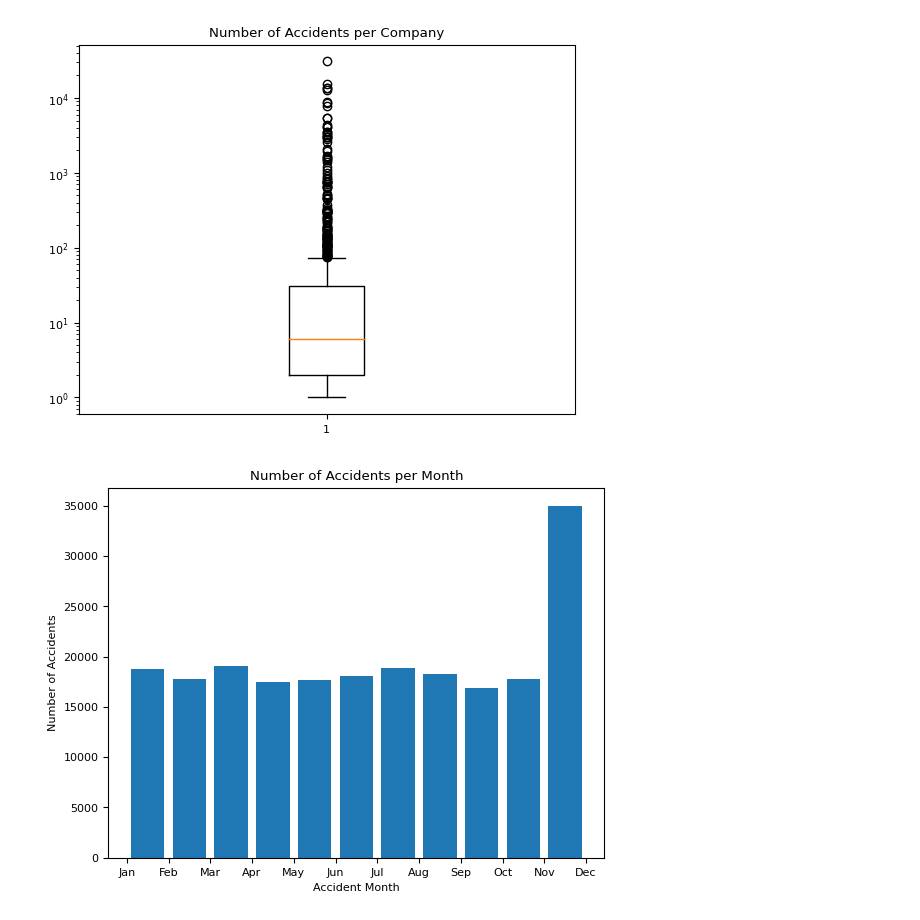
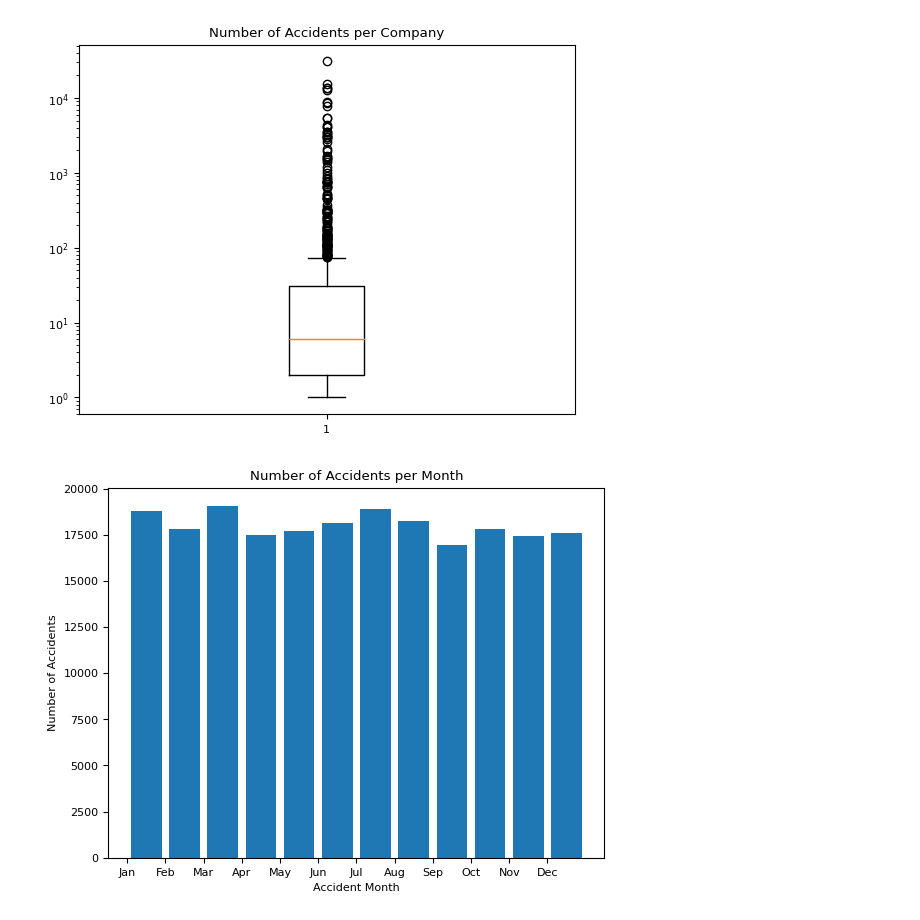
Before and after one commit to ndahlinuvm/Train-Derailment-287Project, a Jupyter notebook: visualization.ipynb, the cells around one changed output. Cells and saved outputs as stored; diff of their text form; code cells hidden in the pictures.

```diff
--- a/visualization.ipynb
+++ b/visualization.ipynb
@@ -58,16 +56,15 @@ plt.show()
 [figure]
 # %%
 # Accident month
-# histogram of amount of accidents per month
 months = ["Jan", "Feb", "Mar", "Apr", "May", "Jun", "Jul", "Aug", "Sep", "Oct", "Nov", "Dec"]
-plt.hist(data['Accident Month'], bins=range(1, 13), rwidth=0.8)
+plt.hist(data['Accident Month'], bins=range(1, 14), rwidth=0.8)
 plt.xlabel('Accident Month')
 plt.xticks(range(1, 13), months)
 plt.ylabel('Number of Accidents')
 plt.title('Number of Accidents per Month')
 plt.show()
 # %% [output]
-[figure, old version]
+[figure, new version]
 # %%
 # get data head for longitude and latitude
 data[['Longitude', 'Latitude']].head()
```
Also changed, not shown: parts of 6 cells of this notebook.
